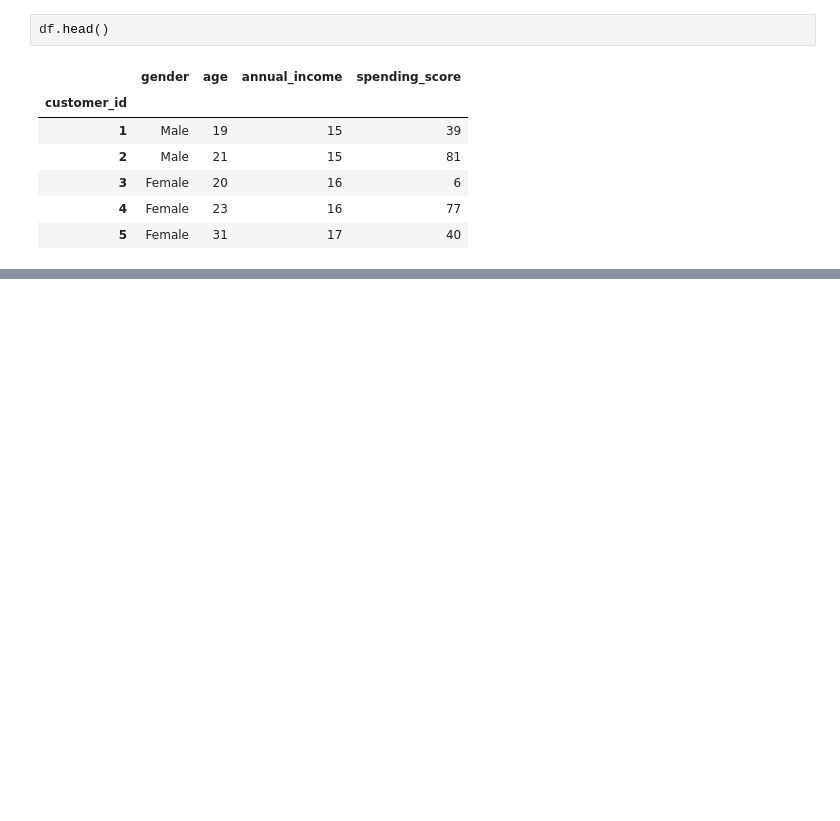
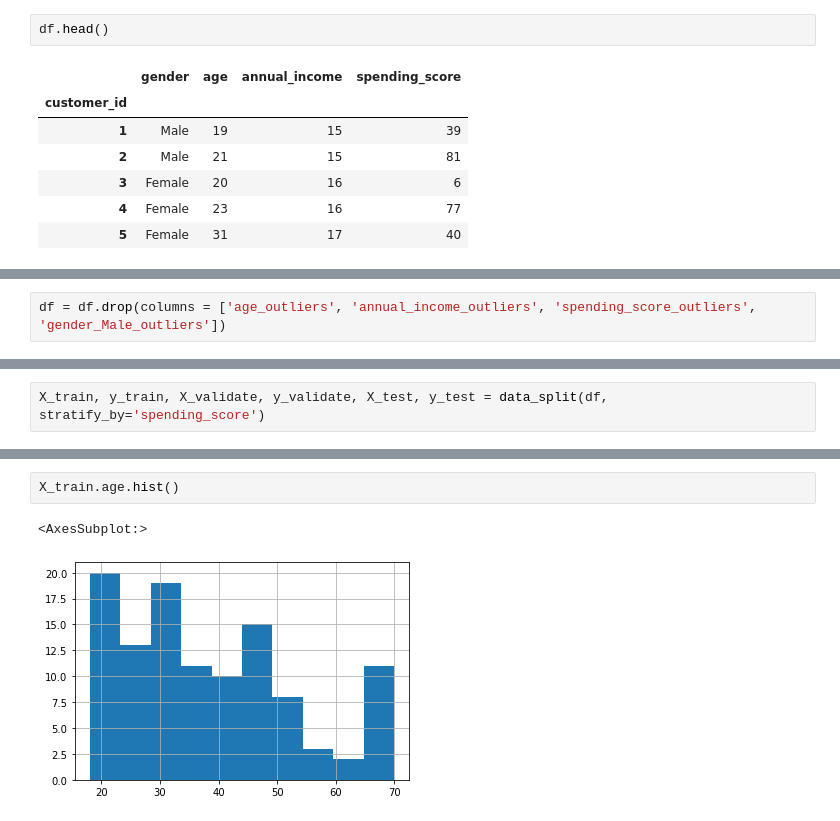
Before and after one commit to ljackson707/clustering-exercises, a Jupyter notebook: clustering_leason.ipynb, the cells around one changed output, grey strips where cells are left out. Saved outputs shown, nothing was run; the diff lists cells and outputs as text; blank space fills up the shorter version.

```diff
--- a/clustering_leason.ipynb
+++ b/clustering_leason.ipynb
@@ -46,0 +213,2 @@ df.head()
+# %%
+df = df.drop(columns = ['age_outliers', 'annual_income_outliers', 'spending_score_outliers', 'gender_Male_outliers'])
@@ -46,0 +219,2 @@ df.head()
+# %%
+X_train, y_train, X_validate, y_validate, X_test, y_test = data_split(df, stratify_by='spending_score')
@@ -46,0 +231,5 @@ df.head()
+# %%
+X_train.age.hist()
+# %% [output]
+<AxesSubplot:>
+[figure, added]
```
Also changed, not shown: parts of 26 cells of this notebook.
